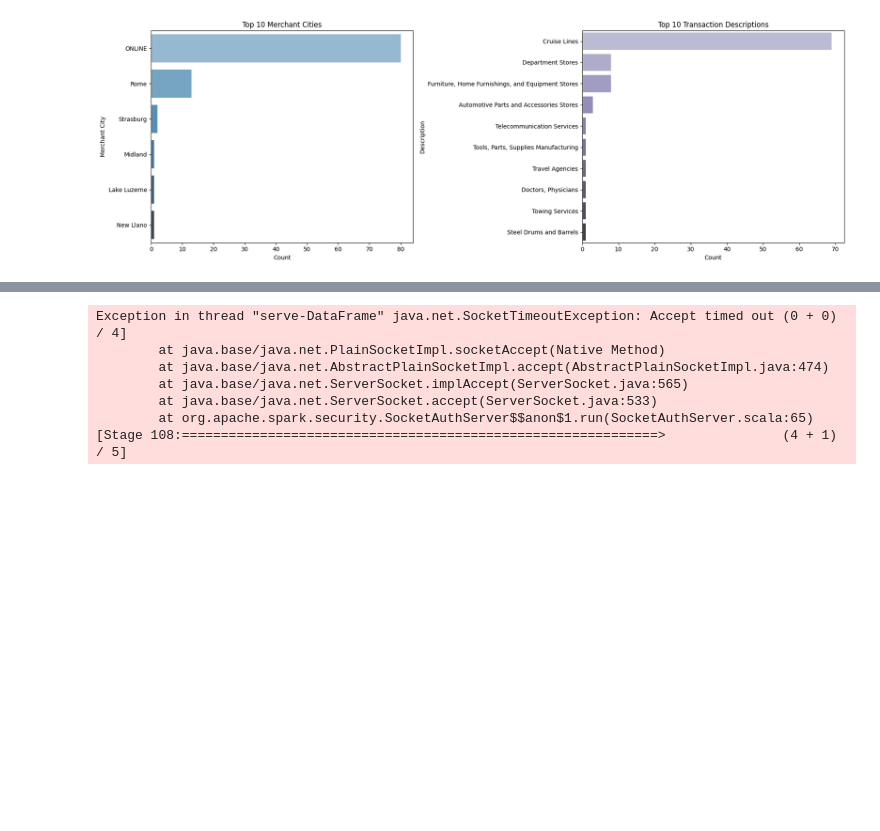
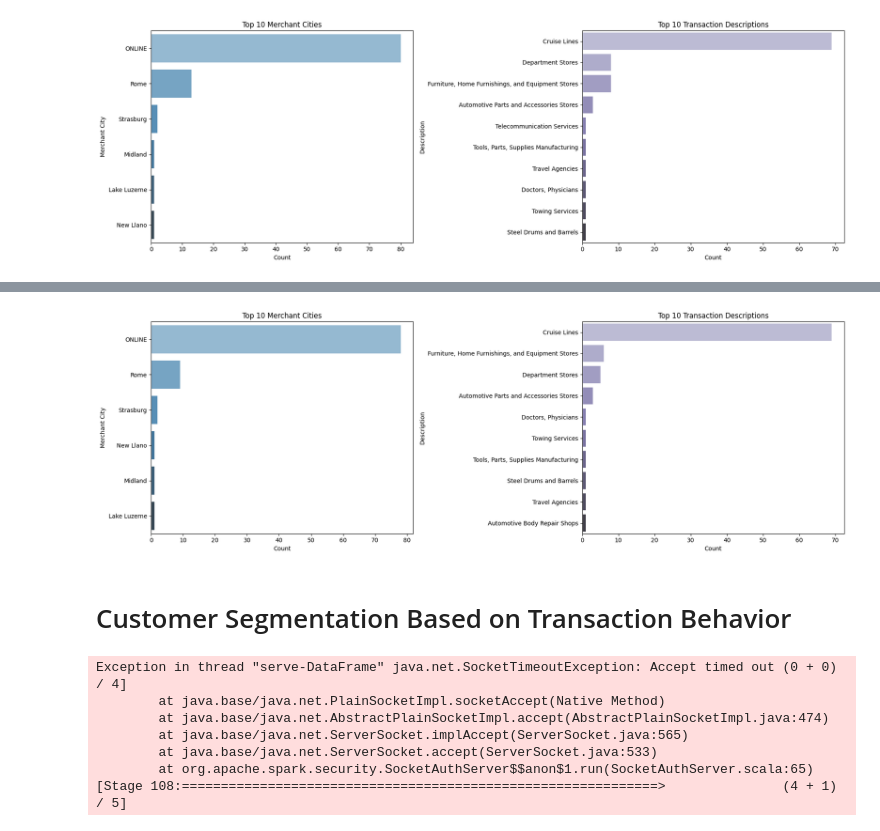
Before and after one commit to Sara-Gamal12/Transaction-Classification-and-Analysis, a Jupyter notebook: Users EDA.ipynb, the cells around one changed output, grey strips where cells are left out. Drawn from its saved outputs; the diff is of its cells as text; code cells hidden in the pictures; blank space fills up the shorter version.

```diff
--- a/Users EDA.ipynb
+++ b/Users EDA.ipynb
@@ -245,3 +311,30 @@ Cruise bookings may show up because:
+# %%
+# Prepare data
+fraud_unusual_pd = uncommon_large_txns_pd[uncommon_large_txns_pd["target"] == 'Yes']
+top_cities = fraud_unusual_pd["merchant_city"].value_counts().head(10)
+top_descriptions = fraud_unusual_pd["description"].value_counts().head(10)
+
+# Plot side-by-side
+fig, axes = plt.subplots(1, 2, figsize=(18, 6))
+
+# Left: Merchant City
+sns.barplot(x=top_cities.values, y=top_cities.index, ax=axes[0], palette="Blues_d")
+axes[0].set_title("Top 10 Merchant Cities")
+axes[0].set_xlabel("Count")
+axes[0].set_ylabel("Merchant City")
+
+# Right: Descriptions
+sns.barplot(x=top_descriptions.values, y=top_descriptions.index, ax=axes[1], palette="Purples_d")
+axes[1].set_title("Top 10 Transaction Descriptions")
+axes[1].set_xlabel("Count")
+axes[1].set_ylabel("Description")
+
+plt.tight_layout()
+plt.show()
+# %% [output]
+[figure, added]
+# %% [markdown]
+# Customer Segmentation Based on Transaction Behavior
 # %%
 # Calculate spending per user
 user_spending = transactions_df.groupBy("client_id").agg(
```
Also changed, not shown: parts of 12 cells of this notebook.
